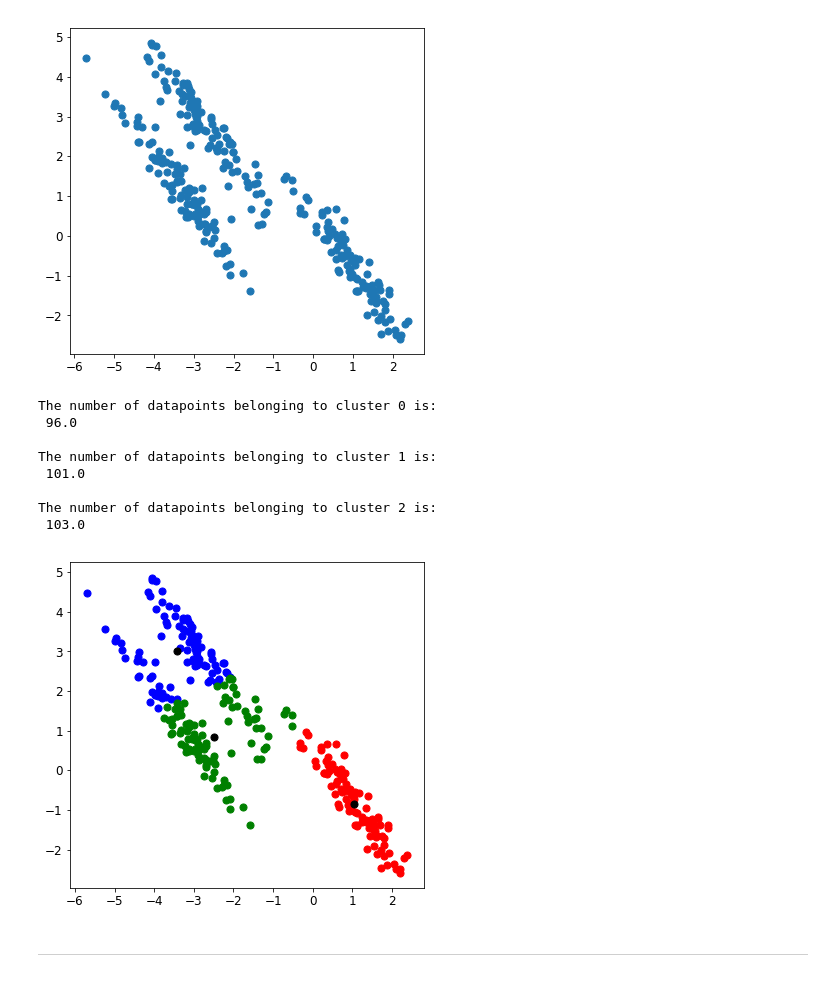
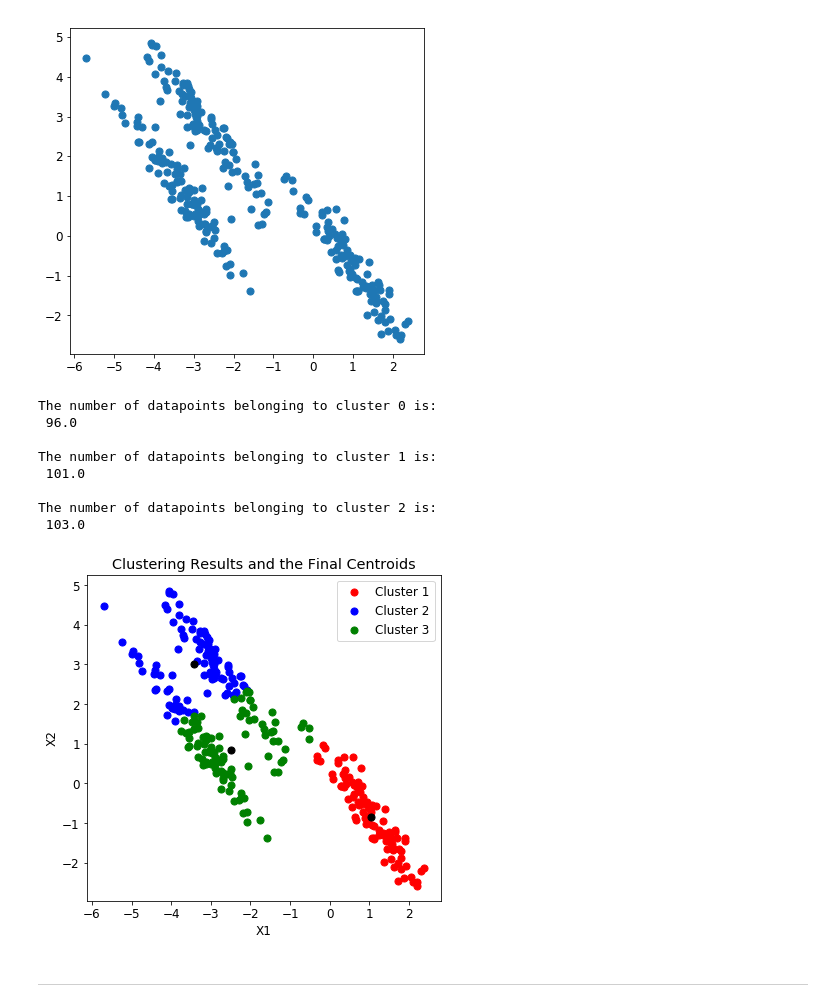
Before and after one commit to kandakji/Distributed-K-Means-Implementation, a Jupyter notebook: kmeans.ipynb, the cells around one changed output. Cells and saved outputs as stored; diff of their text form; code cells hidden in the pictures.

```diff
--- a/kmeans.ipynb
+++ b/kmeans.ipynb
@@ -111,7 +111,7 @@ The output of your cell should contain the following information:
 def k_means(x, k,no_iterations, seed):
     '''
     Input:
-        :param X,y: datapoints of the dataset
+        :param X: datapoints of the dataset
         :param k: number of clusters
         :param no_iterations: iteration budget of the algorithm
         :param seed: used for centroid initialization
@@ -129,9 +129,10 @@ def k_means(x, k,no_iterations, seed):
     # select k datapoints as initial centroids
     centroids = np.array(x[np.random.choice(len(x), k, replace=False), :])
 
+    # history record for the centroid at each iteration
     centroids_history = []
 
-    # add initila centroid to history record
+    # add initial centroid to history record
     centroids_history.append(centroids)
 
     for iter in np.arange(no_iterations):
@@ -140,7 +141,6 @@ def k_means(x, k,no_iterations, seed):
 
             # compute the distance matrix between each datapoints and each centroids
             dist_mat = cdist(x,centroids,'euclidean')
-            # dist_mat = [dist(d,c) for d in x for c in centroids]
 
             # determine the centroid which has the minimum distance for each datapoint
             cluster_assign = [np.argmin(point) for point in dist_mat]
@@ -148,6 +148,7 @@ def k_means(x, k,no_iterations, seed):
             # number of datapoint for each one of the k cluster
             cluster_increment = np.zeros(k)
 
+            # array of new centroids to be computed in the update step
             new_centroids = np.zeros((k,2))
 
         # update step
@@ -157,10 +158,11 @@ def k_means(x, k,no_iterations, seed):
                 cluster_increment[assigned_c] += 1
 
             # compute the average (new centroid) of the datapoints belonging to a cluster
+            # the centroid stays as the previous one if no assignments were obtained for it
             new_centroids = [new_centroids[i]/cluster_increment[i] if cluster_increment[i]!=0 else centroids[i] for i in np.arange(k)]
 
 
-            # check if the algorithm reached convergence
+            # check if the algorithm reached convergence (no change in centroids)
             if np.array_equal(centroids,new_centroids):
                 break
 
@@ -173,7 +175,7 @@ def k_means(x, k,no_iterations, seed):
 # %%
 centroids, cluster_assign, centroid_history, cluster_increment = k_means(x = X, k = 4, no_iterations = 10, seed = 12)
 
-# colors list for
+# colors dictionary for the cluster points
 color = {0: 'r',1: 'b', 2: 'g', 3: 'y'}
 
 for i in np.arange(4):
@@ -182,11 +184,15 @@ for i in np.arange(4):
     indexes_datapoint_in_cluster_i = [j for j in range(len(X)) if cluster_assign[j] == i]
     # scatter plot
     plt.scatter(X[indexes_datapoint_in_cluster_i, 0], X[indexes_datapoint_in_cluster_i,1], s=50, color = color[i])
-    plt.scatter(centroids[i][0], centroids[i][1], s=50, color = 'black')
+    plt.scatter(centroids[i][0], centroids[i][1], s=50, color = 'black',label='_nolegend_')
 
 
 plt.ylim(-2, 10)
 plt.xlim(-6, 6)
+plt.xlabel('X1')
+plt.ylabel('X2')
+plt.legend(['Cluster 1','Cluster 2', 'Cluster 3','Cluster 4'])
+plt.title('Clustering Results and the Final Centroids')
 plt.gca().set_aspect('equal')
 
 plt.show()
@@ -246,11 +252,15 @@ for i in np.arange(4):
     plt.scatter(X[indexes_datapoint_in_cluster_i, 0], X[indexes_datapoint_in_cluster_i,1], s=50, color = color[i])
 
     # plot the centroid of cluster i
-    plt.scatter(sklearn_centroids[i][0], sklearn_centroids[i][1], s=50, color = 'black')
+    plt.scatter(sklearn_centroids[i][0], sklearn_centroids[i][1], s=50, color = 'black',label='_nolegend_')
 
 
 plt.ylim(-2, 10)
 plt.xlim(-6, 6)
+plt.xlabel('X1')
+plt.ylabel('X2')
+plt.legend(['Cluster 1','Cluster 2', 'Cluster 3','Cluster 4'])
+plt.title('Clustering Results and the Final Centroids')
 plt.gca().set_aspect('equal')
 
 plt.show()
@@ -306,30 +316,34 @@ plt.show()
 # %%
 centroids, cluster_assign, centroid_history, cluster_increment = k_means(x = data, k = 3, no_iterations = 10, seed = 65)
 
 # colors list for
 color = {0: 'r',1: 'b', 2: 'g'}
 
 for i in np.arange(3):
     print("\nThe number of datapoints belonging to cluster",i,"is:\n",cluster_increment[i])
 
     indexes_datapoint_in_cluster_i = [j for j in range(len(X)) if cluster_assign[j] == i]
     # scatter plot
     plt.scatter(data[indexes_datapoint_in_cluster_i, 0], data[indexes_datapoint_in_cluster_i,1], s=50, color = color[i])
-    plt.scatter(centroids[i][0], centroids[i][1], s=50, color = 'black')
+    plt.scatter(centroids[i][0], centroids[i][1], s=50, color = 'black',label='_nolegend_')
 
 plt.gca().set_aspect('equal')
+plt.xlabel('X1')
+plt.ylabel('X2')
+plt.legend(['Cluster 1','Cluster 2', 'Cluster 3','Cluster 4'])
+plt.title('Clustering Results and the Final Centroids')
 
 plt.show()
 # %% [output]
 The number of datapoints belonging to cluster 0 is:
  96.0
 
 The number of datapoints belonging to cluster 1 is:
  101.0
 
 The number of datapoints belonging to cluster 2 is:
  103.0
-[figure, old version]
+[figure, new version]
 # %% [markdown]
 ***
 # %% [markdown]
```
Also changed, not shown: parts of 11 cells of this notebook.
